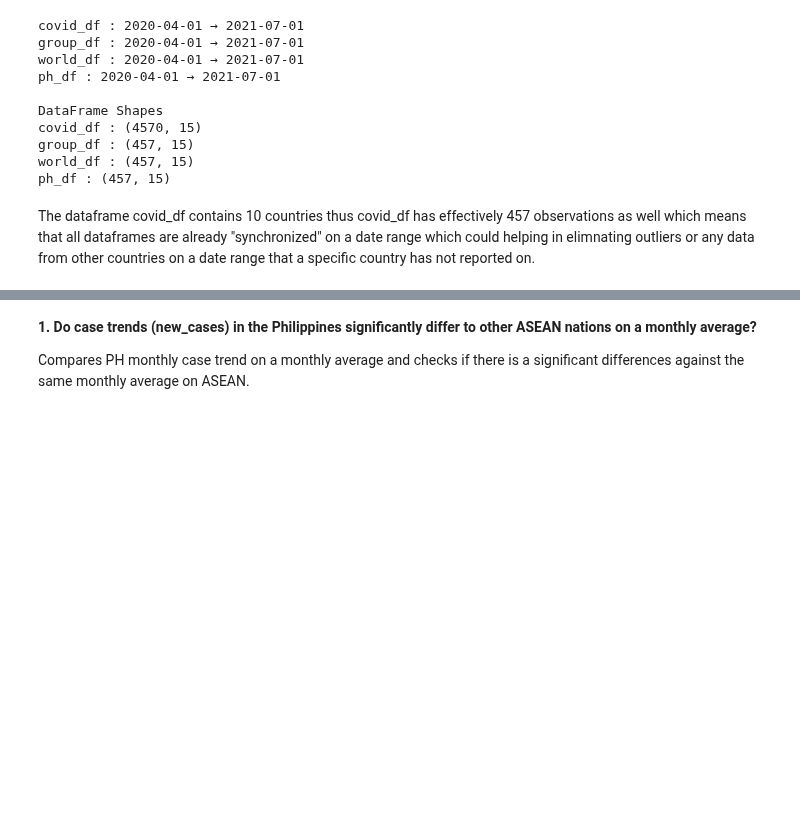
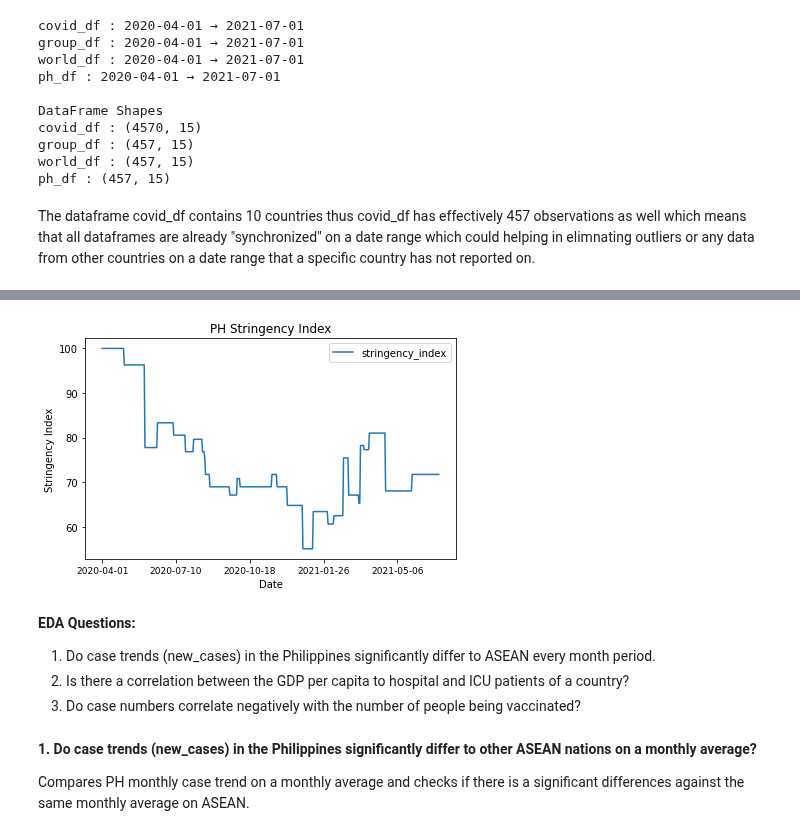
Before and after one commit to jm55/CSMODEL, a Jupyter notebook: COVID-19/COVID_Notebook.ipynb, the cells around one changed output, grey strips where cells are left out. Cells and saved outputs as stored; diff of their text form; code cells hidden in the pictures; blank space fills up the shorter version.

```diff
--- a/COVID-19/COVID_Notebook.ipynb
+++ b/COVID-19/COVID_Notebook.ipynb
@@ -299,3 +337,12 @@ The dataframe covid_df contains 10 countries thus covid_df has effectively 457 o
+# %%
+ph_stringencyGraph = createCountryLineChart(covid_df,'PHL', 'date', 'stringency_index', 'Date', 'Stringency Index', 'PH Stringency Index')
+# %% [output]
+[figure, added]
+# %% [markdown]
+**EDA Questions:**<br>
+1. Do case trends (new_cases) in the Philippines significantly differ to ASEAN every month period.
+2. Is there a correlation between the GDP per capita to hospital and ICU patients of a country?
+3. Do case numbers correlate negatively with the number of people being vaccinated?
 # %% [markdown]
 **1. Do case trends (new_cases) in the Philippines significantly differ to other ASEAN nations on a monthly average?**<br>
 
```
Also changed, not shown: parts of 12 cells of this notebook.
